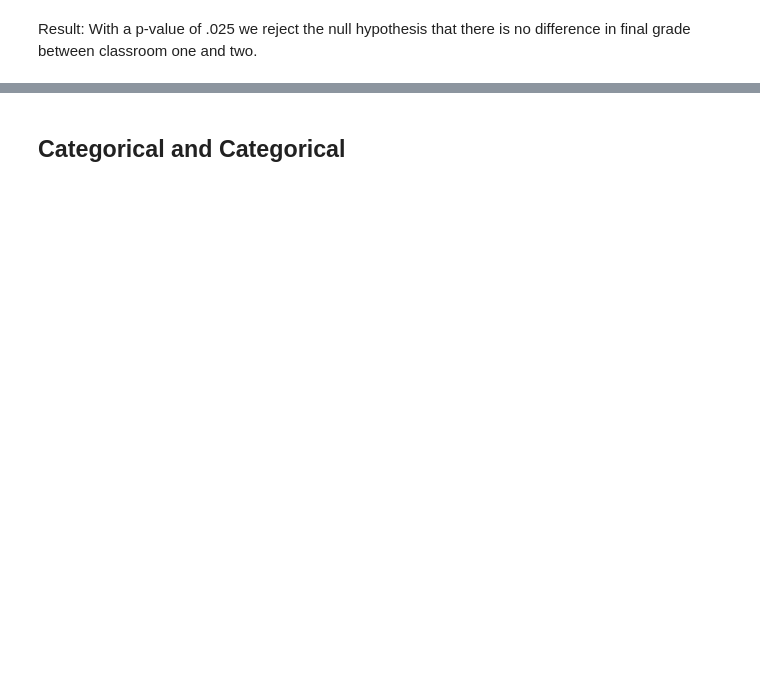
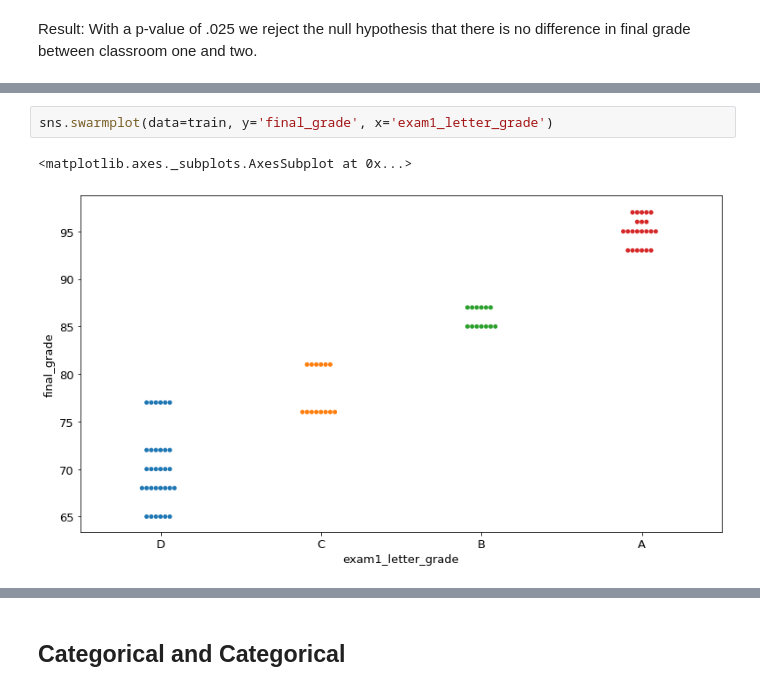
Before and after one commit to Brandon-Martinez27/regression-exercises, a Jupyter notebook: explore_lesson.ipynb, the cells around one changed output, grey strips where cells are left out. Drawn from its saved outputs; the diff is of its cells as text; blank space fills up the shorter version.

```diff
--- a/explore_lesson.ipynb
+++ b/explore_lesson.ipynb
@@ -172,0 +179,5 @@ p-value: P(data due to chance | $H_0$)
+# %%
+sns.swarmplot(data=train, y='final_grade', x='exam1_letter_grade')
+# %% [output]
+<matplotlib.axes._subplots.AxesSubplot at 0x...>
+[figure, added]
```
Also changed, not shown: parts of 13 cells of this notebook.
